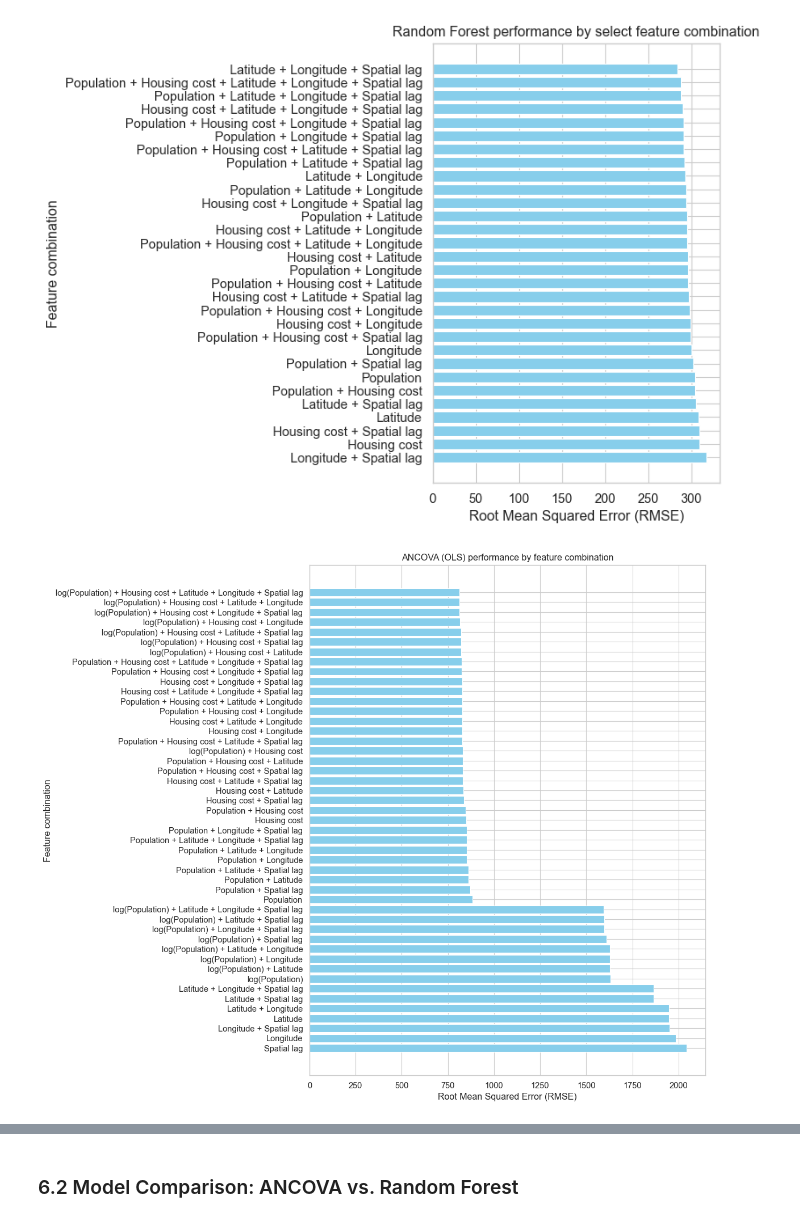
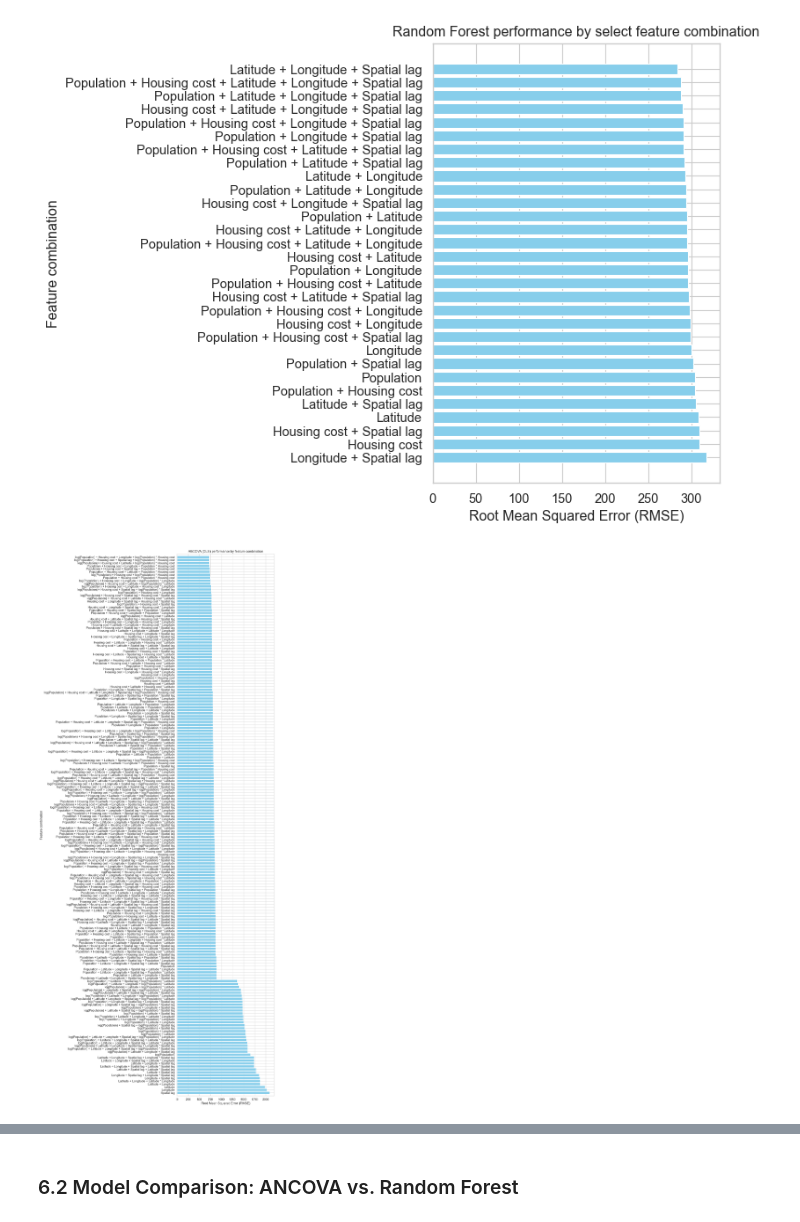
Before and after one commit to igoumiri/homelessness, a Jupyter notebook: paper.ipynb, the cells around one changed output, grey strips where cells are left out. Cells and saved outputs as stored; diff of their text form; code cells hidden in the pictures.

Commit message:
Add cross terms and untrained model

```diff
--- a/paper.ipynb
+++ b/paper.ipynb
@@ -425,15 +425,17 @@ plt.show()
 ancova_rmse_results = {}
 for i in range(1, len(FEATURES) + 1):
     for combo in combinations(FEATURES, i):
-        if 'Population' in combo and 'log(Population)' in combo:
+        if "Population" in combo and "log(Population)" in combo:
             continue
         combo_list = list(combo)
-        X_combo = final_df[combo_list+['Year', 'Age']]
+        X_combo = final_df[combo_list + ["Year", "Age"]]
 
-        num_experiments = 100
+        num_experiments = 10
         total_rmse = 0
-        for i in range(num_experiments):
-            X_train, X_test, y_train, y_test = train_test_split(X_combo, y, test_size=0.2, random_state=i)
+        for j in range(num_experiments):
+            X_train, X_test, y_train, y_test = train_test_split(
+                X_combo, y, test_size=0.2, random_state=i + 100 * j
+            )
 
             formula = f'Q("Homeless count") ~ Year + C(Age) + {' + '.join([f'Q("{feature}")' for feature in combo])}'
             model = smf.ols(formula, data=final_df).fit()
@@ -442,18 +444,39 @@ for i in range(1, len(FEATURES) + 1):
             total_rmse += np.sqrt(mean_squared_error(y_test, preds))
 
         rmse = total_rmse / num_experiments
-        ancova_rmse_results[combo] = rmse
+        ancova_rmse_results[(combo,())] = rmse
+
+        if len(combo) > 1:
+            for cross in combinations(combo, 2):
+                num_experiments = 10
+                total_rmse = 0
+                for j in range(num_experiments):
+                    X_train, X_test, y_train, y_test = train_test_split(
+                        X_combo, y, test_size=0.2, random_state=i + 100 * j
+                    )
+
+                    formula = f'Q("Homeless count") ~ Year + C(Age) + {
+                        ' + '.join([f'Q("{feature}")' for feature in combo])
+                    } + {' : '.join([f'Q("{feature}")' for feature in cross])}'
+                    model = smf.ols(formula, data=final_df).fit()
+
+                    preds = model.predict(X_test)
+                    total_rmse += np.sqrt(mean_squared_error(y_test, preds))
+
+                rmse = total_rmse / num_experiments
+                ancova_rmse_results[(combo, cross)] = rmse
 # %%
 # Plotting ANCOVA RMSE results
-plt.figure(figsize=(12, 10))
+plt.figure(figsize=(12, 28))
 sorted_results = sorted(ancova_rmse_results.items(), key=lambda item: item[1], reverse=True)
-combo_labels = [' + '.join(c) for c, _ in sorted_results]
+combo_labels = [f"{' + '.join(combo)} + {' * '.join(cross)}" if len(cross) > 0 else ' + '.join(combo) for (combo, cross), _ in sorted_results]
 rmse_values = [r for _, r in sorted_results]
 plt.barh(combo_labels, rmse_values, color='skyblue')
+plt.ylim([-1, len(rmse_values)])
 plt.xlabel('Root Mean Squared Error (RMSE)')
 plt.ylabel('Feature combination')
 plt.title('ANCOVA (OLS) performance by feature combination')
 plt.tight_layout()
 plt.show()
 # %% [output]
-[figure, old version]
+[figure, new version]
```
Also changed, not shown: parts of 2 cells of this notebook.
